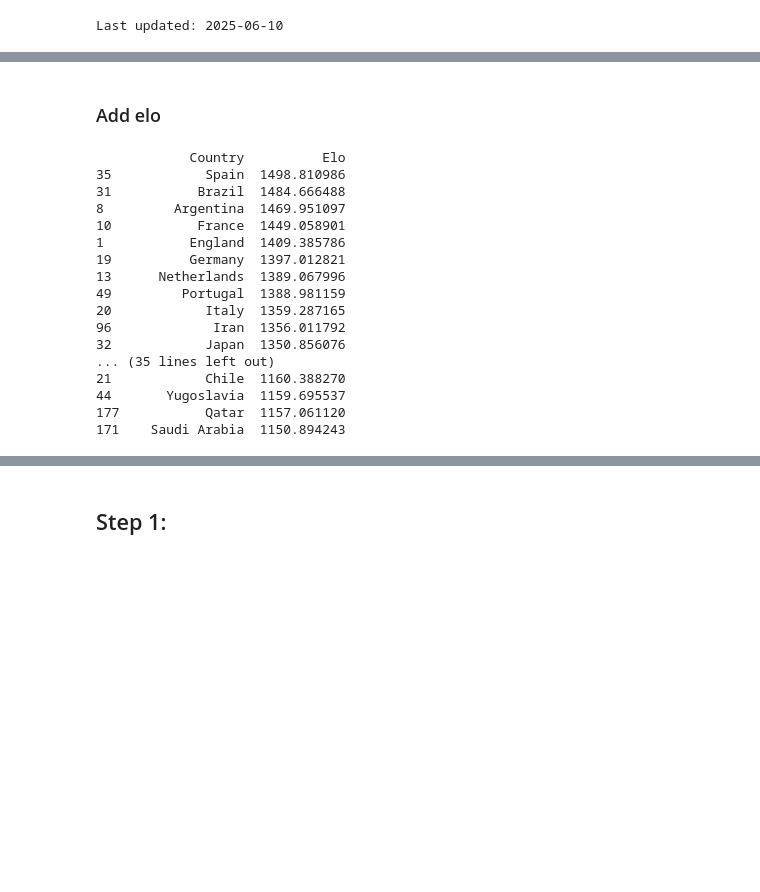
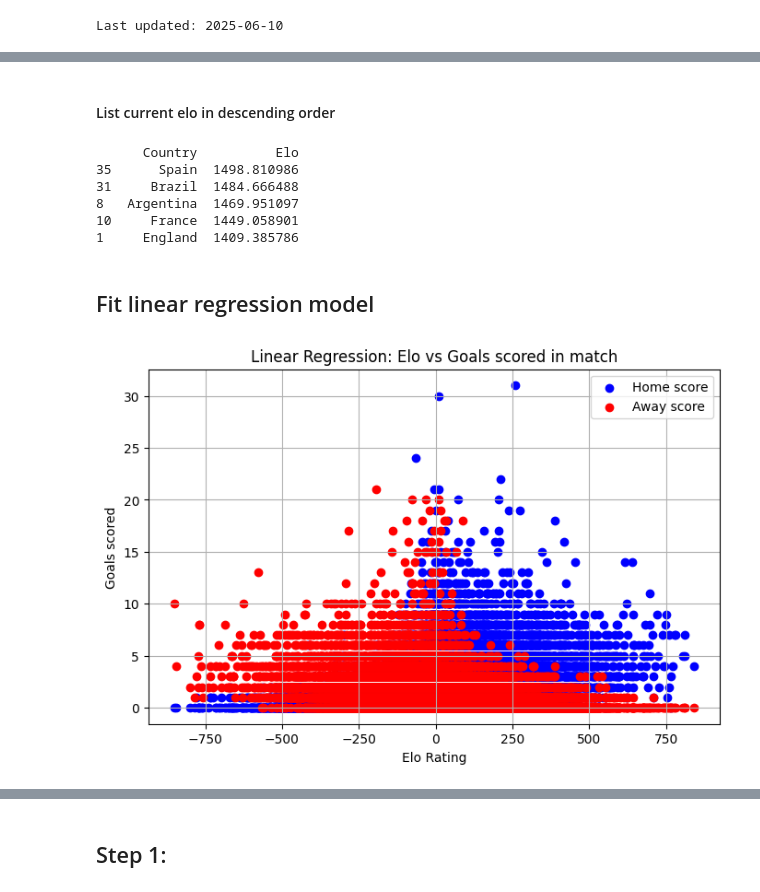
Before and after one commit to filipbrunmark/WC2026_Prediction, a Jupyter notebook: Sweden_Qualification_Chance.ipynb, the cells around one changed output, grey strips where cells are left out. Cells and saved outputs as stored; diff of their text form; code cells hidden in the pictures; blank space fills up the shorter version.

Commit message:
Implemented linear regression and poission predicter

```diff
--- a/Sweden_Qualification_Chance.ipynb
+++ b/Sweden_Qualification_Chance.ipynb
@@ -88,2 +164,0 @@ df['importance'] = df.apply(game_importance_score, axis = 1)
-# %% [markdown]
-### Add elo
@@ -130,27 +165,43 @@ df['away_elo'] = elo_away
+# %% [markdown]
+#### List current elo in descending order
 # %%
+
 countries = list(current_elo.keys())
 elo = list(current_elo.values())
-
 df_current_elo = pd.DataFrame(data={'Country': countries, 'Elo': elo})
 
-# print(countries)
-# print(elo)
-print(df_current_elo.sort_values('Elo', ascending=False).head(50))
+print(df_current_elo.sort_values('Elo', ascending=False).head(5))
 # %% [output]
-            Country          Elo
-35            Spain  1498.810986
-31           Brazil  1484.666488
-8         Argentina  1469.951097
-10           France  1449.058901
-1           England  1409.385786
-19          Germany  1397.012821
-13      Netherlands  1389.067996
-49         Portugal  1388.981159
-20            Italy  1359.287165
-96             Iran  1356.011792
-32            Japan  1350.856076
-... (35 lines left out)
-21            Chile  1160.388270
-44       Yugoslavia  1159.695537
-177           Qatar  1157.061120
-171    Saudi Arabia  1150.894243
+      Country          Elo
+35      Spain  1498.810986
+31     Brazil  1484.666488
+8   Argentina  1469.951097
+10     France  1449.058901
+1     England  1409.385786
+# %% [markdown]
+## Fit linear regression model
+# %%
+import numpy as np
+import matplotlib.pyplot as plt
+from sklearn.linear_model import LinearRegression
+from sklearn.model_selection import train_test_split
+from sklearn.metrics import mean_squared_error, r2_score
+
+### IMPROVEMENT: Consider removing some of the first matches since the elo rating has not stabilized
+X = df[['elo_diff']]
+
+y_home = df['home_score']
+y_away = df['away_score']
+
+plt.figure(figsize=(8, 5))
+plt.scatter(X, y_home, color='blue', label='Home score')
+plt.scatter(X, y_away, color='red', label='Away score')
+
+plt.xlabel('Elo Rating')
+plt.ylabel('Goals scored')
+plt.title('Linear Regression: Elo vs Goals scored in match')
+plt.legend()
+plt.grid(True)
+plt.show()
+# %% [output]
+[figure, added]
```
Also changed, not shown: parts of 17 cells of this notebook.
